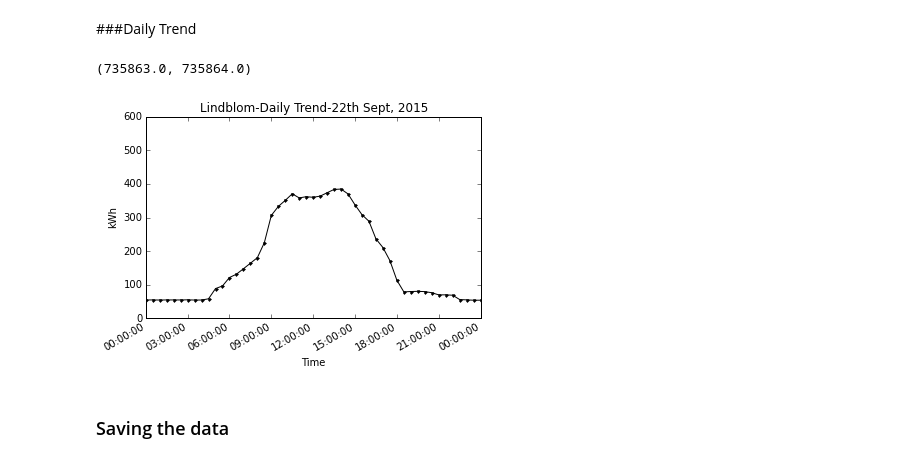
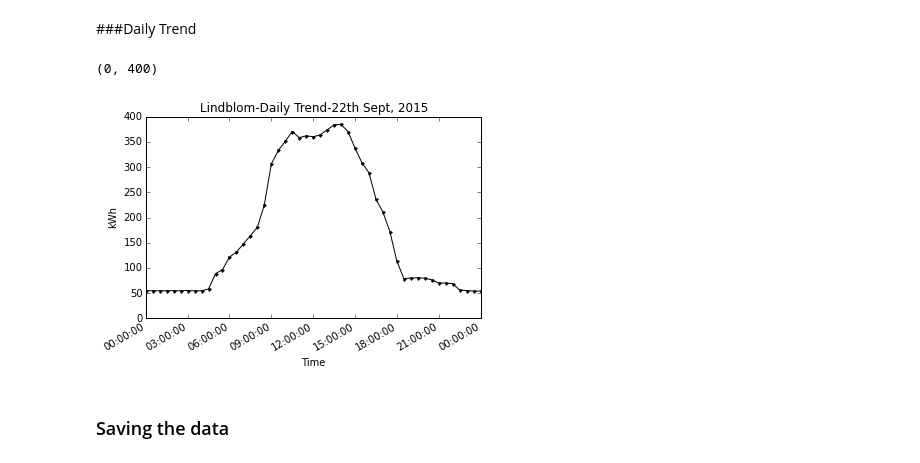
Before and after one commit to RadhaRamachandran/EnergyEngineers, a Jupyter notebook: GreenButton API/GreenButton-Lindblom-PlotData.ipynb, the cells around one changed output. Cells and saved outputs as stored; diff of their text form; code cells hidden in the pictures.

```diff
--- a/GreenButton API/GreenButton-Lindblom-PlotData.ipynb
+++ b/GreenButton API/GreenButton-Lindblom-PlotData.ipynb
@@ -237,13 +238,14 @@ ax.set_xlim(['2015-9-19 00:00:00','2015-9-26 00:00:00'])  ## For 1 day value
 # %%
 ax = df_new.plot(x='time_stamp', y='value', title="Lindblom-Daily Trend-22th Sept, 2015",marker='.',color='black')
 
 ax.set_xlabel("Time")
 ax.set_ylabel("kWh")
 
 ax.set_xlim(['2015-09-22 00:00:00','2015-09-23 00:00:00']) ## For 1 day in September
+ax.set_ylim(0,400)
 # %% [output]
-(735863.0, 735864.0)
+(0, 400)
-[figure, old version]
+[figure, new version]
 # %% [markdown]
 ### Saving the data
 # %%
```
Also changed, not shown: parts of 4 cells of this notebook, 10 other files.
